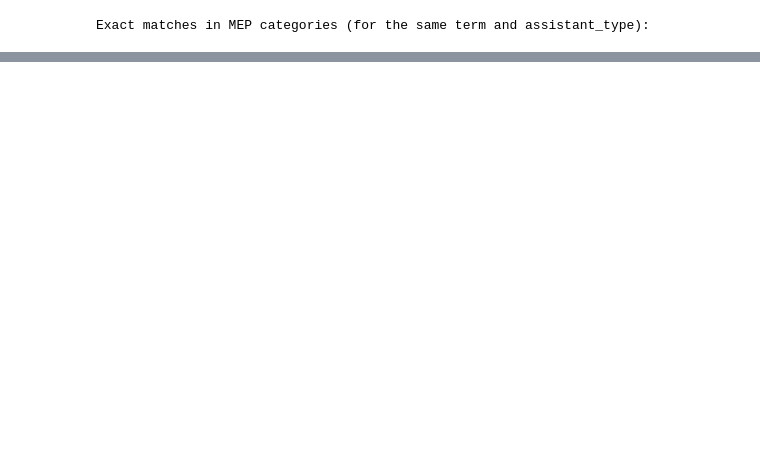
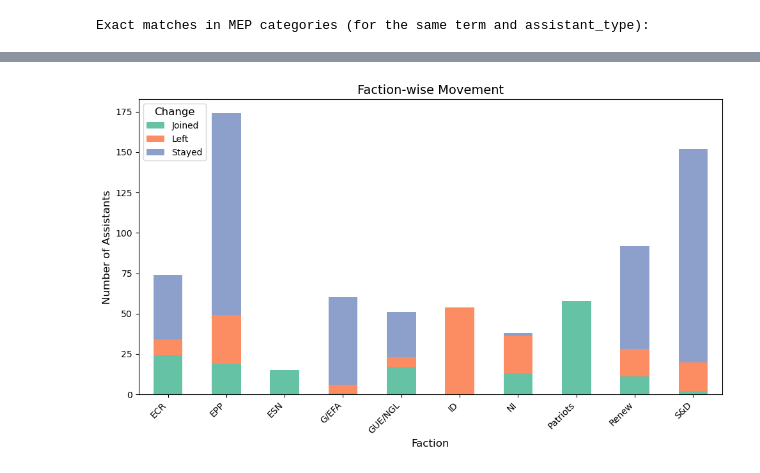
Before and after one commit to emilia-c/AMO-Work, a Jupyter notebook: assistant task/compare 9th & 10th term/apa_movement_NO_MANUAL.ipynb, the cells around one changed output, grey strips where cells are left out. Saved outputs shown, nothing was run; the diff lists cells and outputs as text; code cells hidden in the pictures; blank space fills up the shorter version.

```diff
--- a/assistant task/compare 9th & 10th term/apa_movement_NO_MANUAL.ipynb
+++ b/assistant task/compare 9th & 10th term/apa_movement_NO_MANUAL.ipynb
@@ -5,7 +5,7 @@ import json
 import pandas as pd
 # %%
 # Load the JSON data (replace with your actual file paths)
-with open('C:/Users/Emilia/Documents/Uni Helsinki/Year Three/AMO Freelance/raw data/national party included/9term_apas_w_nationalParty.json', 'r', encoding='utf-8') as f1, open('C:/Users/Emilia/Documents/Uni Helsinki/Year Three/AMO Freelance/assistant task/10 term/raw data/national party, 10-11-2024/mep_assistants_national_party.json', 'r', encoding='utf-8') as f2:
+with open('C:/Users/Emilia/Documents/Uni Helsinki/Year Three/AMO Freelance/assistant task/9 term/raw data/national party included/9term_apas_w_nationalParty_noMANUAL.json', 'r', encoding='utf-8') as f1, open('C:/Users/Emilia/Documents/Uni Helsinki/Year Three/AMO Freelance/assistant task/10 term/raw data/national party, 10-11-2024/mep_assistants_national_party.json', 'r', encoding='utf-8') as f2:
     term9 = json.load(f1)
     term10 = json.load(f2)
 
@@ -395,0 +1059,18 @@ print(filtered_apas)
+# %%
+import pandas as pd
+import matplotlib.pyplot as plt
+
+# Step 1: Filter and explode data for Term 9 and Term 10
+term_9_data = filtered_apas_both_terms[filtered_apas_both_terms['term'] == 9]
+term_9_grouped_faction = term_9_data.groupby('assistant_name')['group_abbr'].apply(
+    lambda x: set(x)
+).reset_index(name='term_9')
+
+term_10_data = filtered_apas_both_terms[filtered_apas_both_terms['term'] == 10]
+term_10_grouped_faction = term_10_data.groupby('assistant_name')['group_abbr'].apply(
+    lambda x: set(x)
+).reset_index(name='term_10')
+
+# Step 2: Merge the two datasets based on 'assistant_name'
+faction_merged_data = pd.merge(term_9_grouped_faction, term_10_grouped_faction, on='assistant_name', how='outer')
+print(faction_merged_data)
@@ -395,0 +1129,70 @@ print(filtered_apas)
+# %%
+import pandas as pd
+import matplotlib.pyplot as plt
+
+# Function to classify party changes
+def classify_party_changes(row):
+    term_9 = row['term_9']
+    term_10 = row['term_10']
+
+    stayed = term_9 & term_10  # Intersection of sets
+    left = term_9 - term_10    # Parties in term_9 but not in term_10
+    joined = term_10 - term_9  # Parties in term_10 but not in term_9
+
+    # Overall movement status
+    if stayed == term_9 == term_10:
+        movement_status = "Stayed"
+    elif len(left) == 0 and len(joined) > 0:
+        movement_status = "Expanded"
+    elif len(left) > 0 and len(joined) == 0:
+        movement_status = "Reduced"
+    else:
+        movement_status = "Moved"
+
+    # Create a record for each faction
+    faction_changes = []
+    for faction in term_9 | term_10:
+        if faction in stayed:
+            faction_changes.append((faction, "Stayed"))
+        if faction in left:
+            faction_changes.append((faction, "Left"))
+        if faction in joined:
+            faction_changes.append((faction, "Joined"))
+
+    return pd.DataFrame(faction_changes, columns=["Faction", "Change"]), movement_status
+
+# Apply classification function
+all_faction_changes = []
+movement_statuses = []
+for _, row in faction_merged_data.iterrows():
+    faction_changes, movement_status = classify_party_changes(row)
+    all_faction_changes.append(faction_changes)
+    movement_statuses.append(movement_status)
+
+# Combine faction changes into one DataFrame
+faction_changes_df = pd.concat(all_faction_changes).reset_index(drop=True)
+
+# Add movement statuses to original DataFrame
+faction_merged_data['Movement Status'] = movement_statuses
+
+# Count categories per faction
+faction_summary = faction_changes_df.groupby(['Faction', 'Change']).size().unstack(fill_value=0)
+print(faction_summary)
+
+import matplotlib.pyplot as plt
+import seaborn as sns
+
+# Set a custom color palette for the chart
+custom_palette = sns.color_palette('Set2')  # Aesthetic and distinct colors from seaborn
+
+# Plot stacked bar chart with the custom palette
+faction_summary.plot(kind='bar', stacked=True, figsize=(10, 6), color=custom_palette)
+plt.title("Faction-wise Movement", fontsize=14)
+plt.xlabel("Faction", fontsize=12)
+plt.ylabel("Number of Assistants", fontsize=12)
+plt.xticks(rotation=45, ha='right', fontsize=10)
+plt.yticks(fontsize=10)
+plt.legend(title="Change", fontsize=10, title_fontsize=12)
+plt.tight_layout()
+plt.show()
+# %% [output]
@@ -395,0 +1211 @@ print(filtered_apas)
+[figure, added]
```
Also changed, not shown: parts of 51 cells of this notebook, 4 other files.
